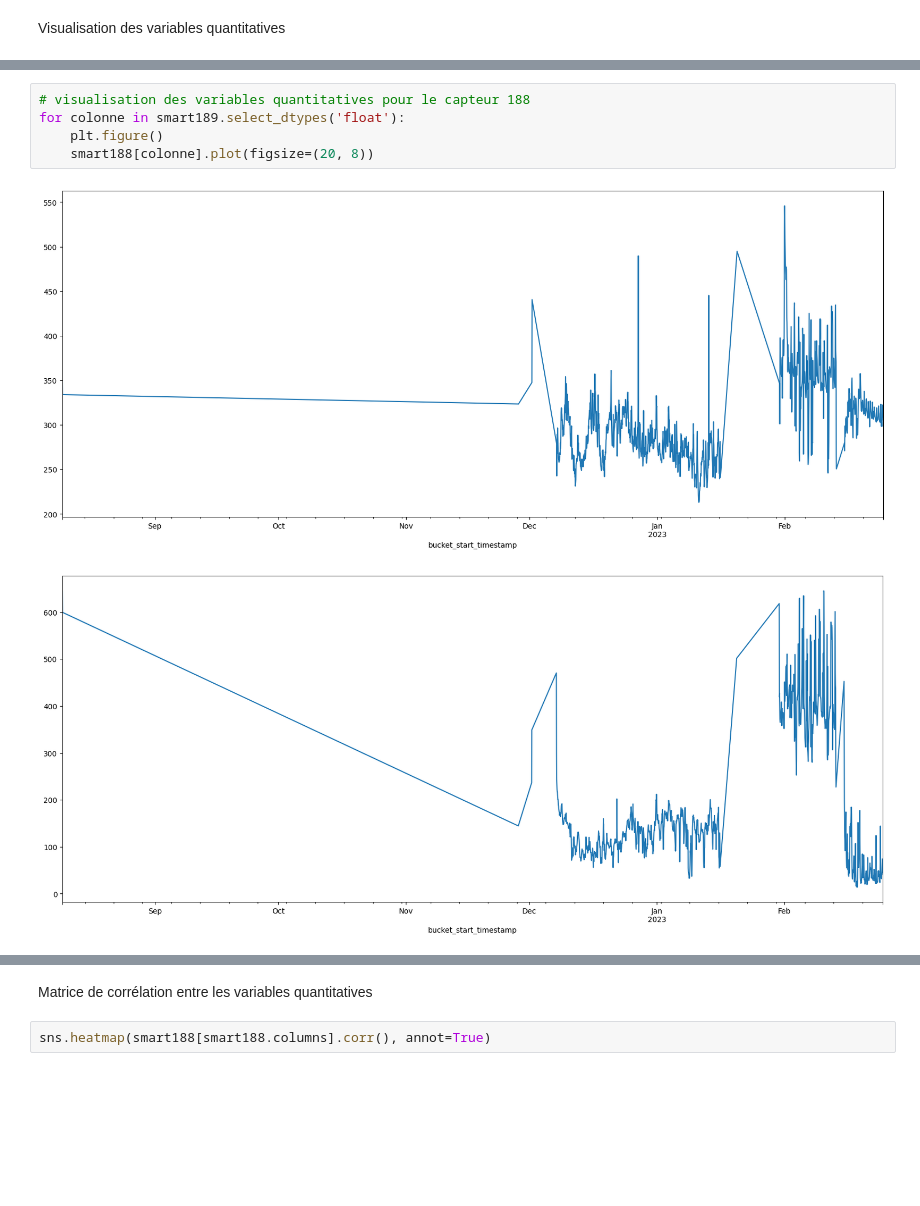
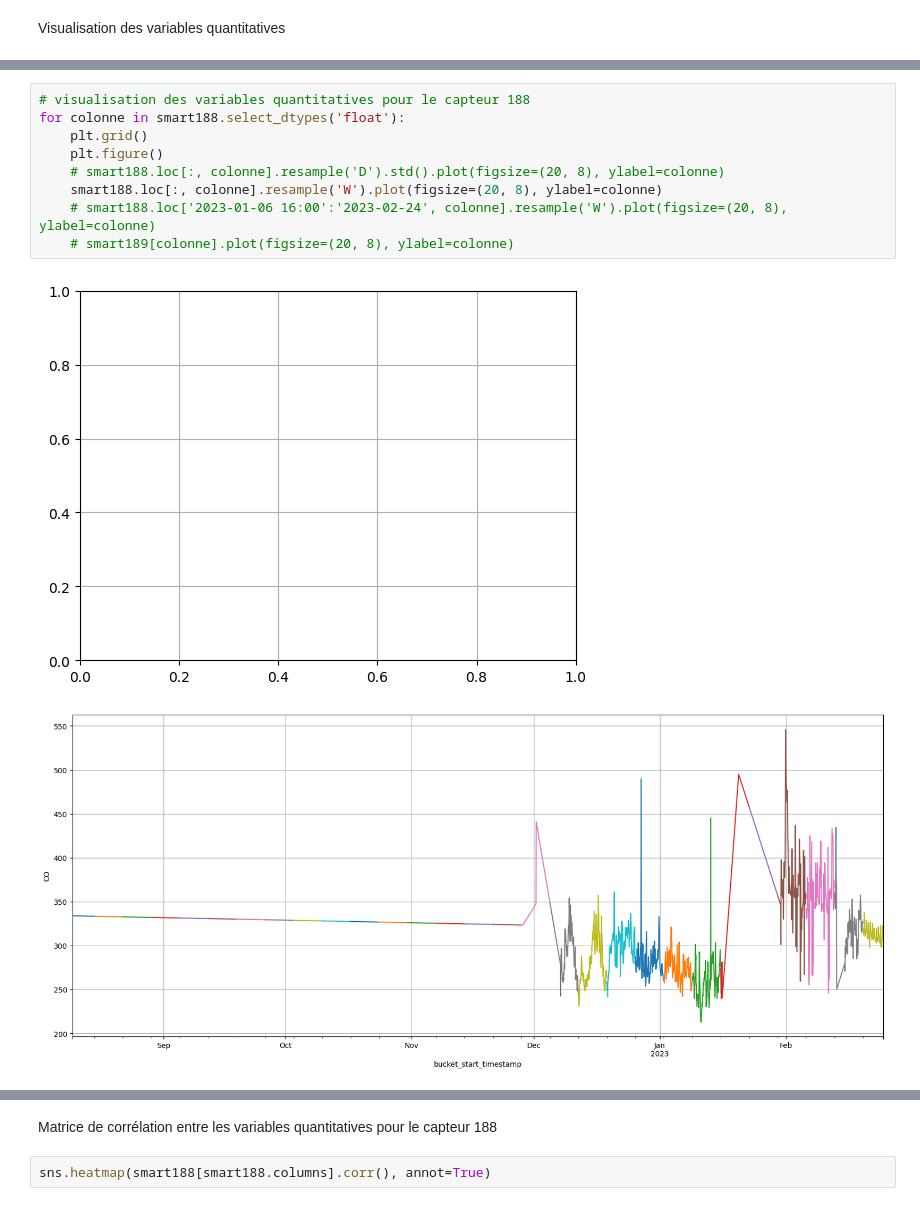
Before and after one commit to justekouassi/dev-challenge-data354, a Jupyter notebook: machine_learning/machine_learning.ipynb, the cells around one changed output, grey strips where cells are left out. Drawn from its saved outputs; the diff is of its cells as text; blank space fills up the shorter version.

Commit message:
MAJ du backend de visualisation

```diff
--- a/machine_learning/machine_learning.ipynb
+++ b/machine_learning/machine_learning.ipynb
@@ -192,8 +213,12 @@ Visualisation des variables quantitatives
 # %%
 # visualisation des variables quantitatives pour le capteur 188
-for colonne in smart189.select_dtypes('float'):
+for colonne in smart188.select_dtypes('float'):
+	plt.grid()
 	plt.figure()
-	smart188[colonne].plot(figsize=(20, 8))
+	# smart188.loc[:, colonne].resample('D').std().plot(figsize=(20, 8), ylabel=colonne)
+	smart188.loc[:, colonne].resample('W').plot(figsize=(20, 8), ylabel=colonne)
+	# smart188.loc['2023-01-06 16:00':'2023-02-24', colonne].resample('W').plot(figsize=(20, 8), ylabel=colonne)
+	# smart189[colonne].plot(figsize=(20, 8), ylabel=colonne)
 # %% [output]
-[figure, old version]
+[figure, new version]
-[figure, old version]
+[figure, new version]
@@ -206,5 +232,5 @@ for colonne in smart189.select_dtypes('float'):
 # %% [markdown]
-Matrice de corrélation entre les variables quantitatives
+Matrice de corrélation entre les variables quantitatives pour le capteur 188
 # %%
 sns.heatmap(smart188[smart188.columns].corr(), annot=True)
 # %% [output]
```
Also changed, not shown: parts of 30 cells of this notebook, 10 other files.
